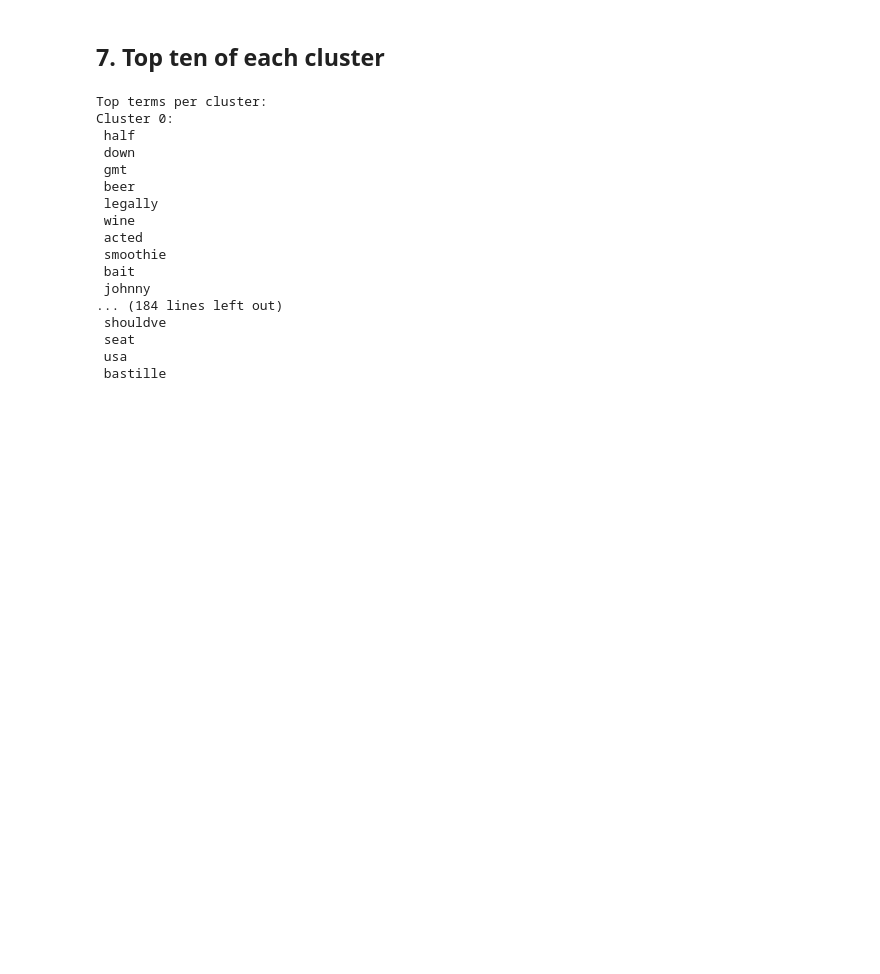
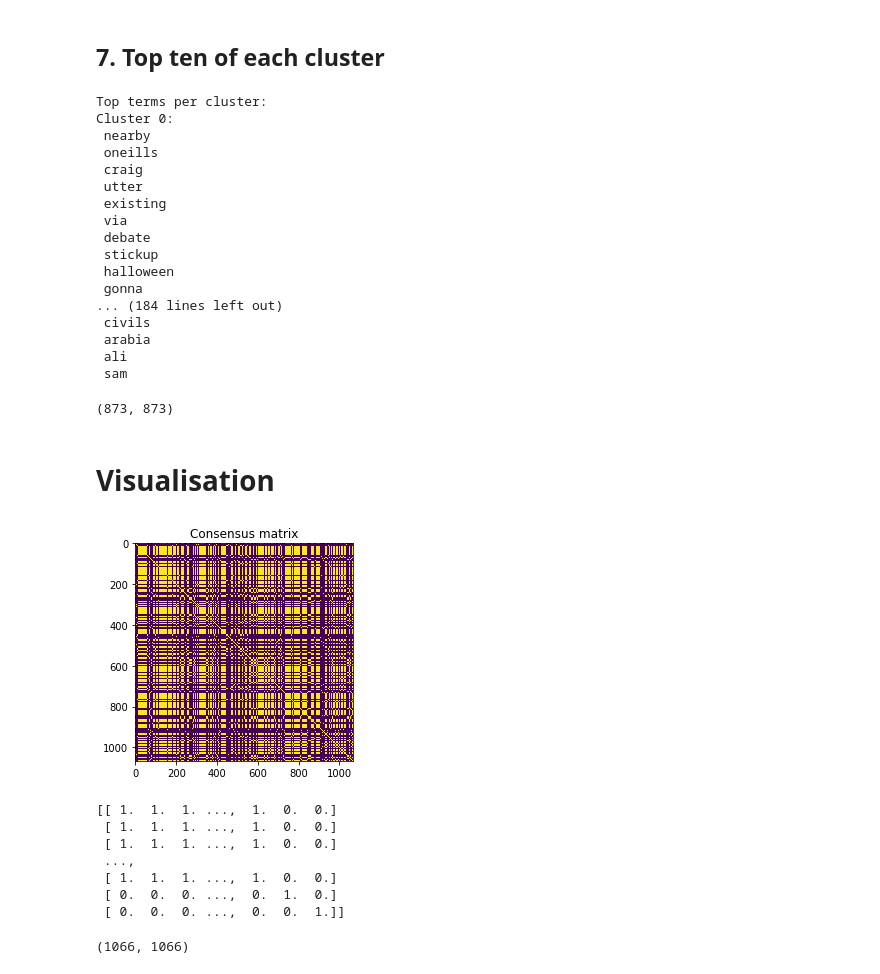
Before and after one commit to satyamkapoor/project_dataanalysis, a Jupyter notebook: Data Project.ipynb, the cells around one changed output. Drawn from its saved outputs; the diff is of its cells as text; code cells hidden in the pictures; blank space fills up the shorter version.

```diff
--- a/Data Project.ipynb
+++ b/Data Project.ipynb
@@ -429,8 +428,8 @@ def topten(tweetlist, centroids):
     true_k = 9
 
     print("Top terms per cluster:")
-    order_centroids = centroids_dbscan.argsort()[:, ::-1]
-    terms = create_vocabulary(dbscan_filtered_tweets)
+    order_centroids = centroids.argsort()[:, ::-1]
+    terms = create_vocabulary(tweetlist)
     for i in range(true_k):
         print("Cluster %d:" % i)
         for ind in order_centroids[i, :10]:
@@ -444,18 +443,40 @@ topten(kmeans_filtered_tweets, centroids_kmeans)
 # %% [output]
 Top terms per cluster:
 Cluster 0:
- half
- down
- gmt
- beer
- legally
- wine
- acted
- smoothie
- bait
- johnny
+ nearby
+ oneills
+ craig
+ utter
+ existing
+ via
+ debate
+ stickup
+ halloween
+ gonna
 ... (184 lines left out)
- shouldve
- seat
- usa
- bastille
+ civils
+ arabia
+ ali
+ sam
+# %%
+consensus_kmeans.shape
+# %% [output]
+(873, 873)
+# %% [markdown]
+<h1>Visualisation</h1>
+# %%
+matrix_for_gephi = consensus_matrix_kmeans(9, 10, kmeans_filtered_tweets_idf)
+print(matrix_for_gephi)
+# %% [output]
+[figure, added]
+[[ 1.  1.  1. ...,  1.  0.  0.]
+ [ 1.  1.  1. ...,  1.  0.  0.]
+ [ 1.  1.  1. ...,  1.  0.  0.]
+ ...,
+ [ 1.  1.  1. ...,  1.  0.  0.]
+ [ 0.  0.  0. ...,  0.  1.  0.]
+ [ 0.  0.  0. ...,  0.  0.  1.]]
+# %%
+matrix_for_gephi.shape
+# %% [output]
+(1066, 1066)
```
Also changed, not shown: parts of 7 cells of this notebook, 5 other files.
